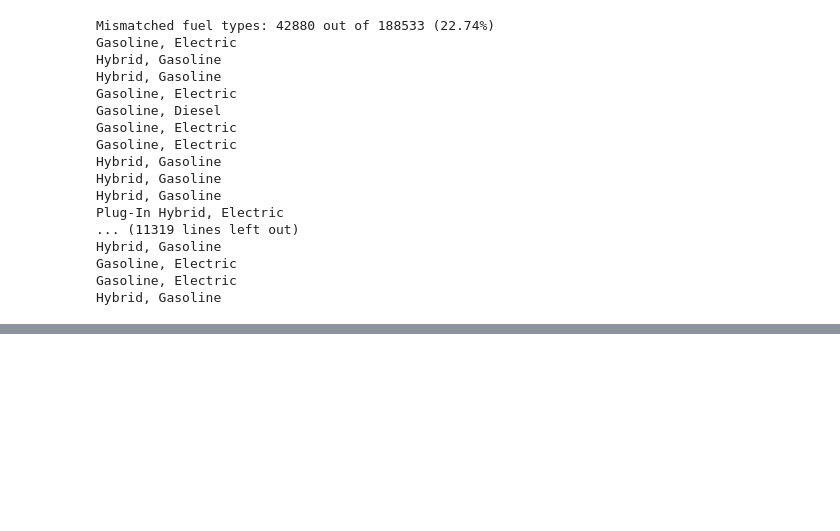
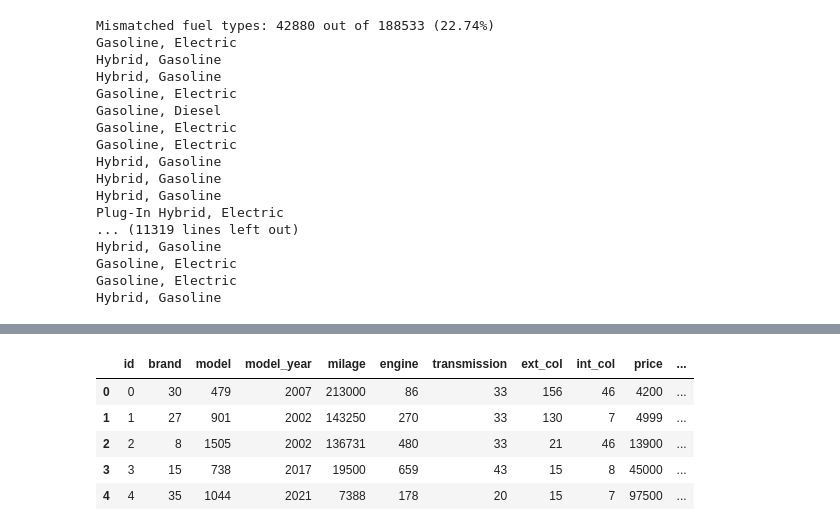
Before and after one commit to DenisProcyon/CDS_project, a Jupyter notebook: src/main.ipynb, the cells around one changed output, grey strips where cells are left out. Saved outputs shown, nothing was run; the diff lists cells and outputs as text; code cells hidden in the pictures; blank space fills up the shorter version.

```diff
--- a/src/main.ipynb
+++ b/src/main.ipynb
@@ -118,0 +150,29 @@ Hybrid, Gasoline
+# %%
+ctg_modes = {}
+for column in train_data.columns:
+    if train_data[column].dtype == "int64":
+        continue
+    if len(train_data[column].unique()) <= 10:
+        mode = "one_hot"
+    else:
+        mode = "default"
+
+    ctg_modes[column] = mode
+
+train_data = Preprocessor(train_data).transform_ctg_to_num(categories=ctg_modes)
+train_data.head()
+
+columns = []
+data_plotter.default_configs.color = "red"
+for column in train_data.columns:
+    if train_data[column].dtype == "int64":
+        columns.append(column)
+
+train_data.head()
+# %% [output]
+|  | id | brand | model | model_year | milage | engine | transmission | ext_col | int_col | price | ... |
+| 0 | 0 | 30 | 479 | 2007 | 213000 | 86 | 33 | 156 | 46 | 4200 | ... |
+| 1 | 1 | 27 | 901 | 2002 | 143250 | 270 | 33 | 130 | 7 | 4999 | ... |
+| 2 | 2 | 8 | 1505 | 2002 | 136731 | 480 | 33 | 21 | 46 | 13900 | ... |
+| 3 | 3 | 15 | 738 | 2017 | 19500 | 659 | 43 | 15 | 8 | 45000 | ... |
+| 4 | 4 | 35 | 1044 | 2021 | 7388 | 178 | 20 | 15 | 7 | 97500 | ... |
```
Also changed, not shown: parts of 4 cells of this notebook, 3 other files.
